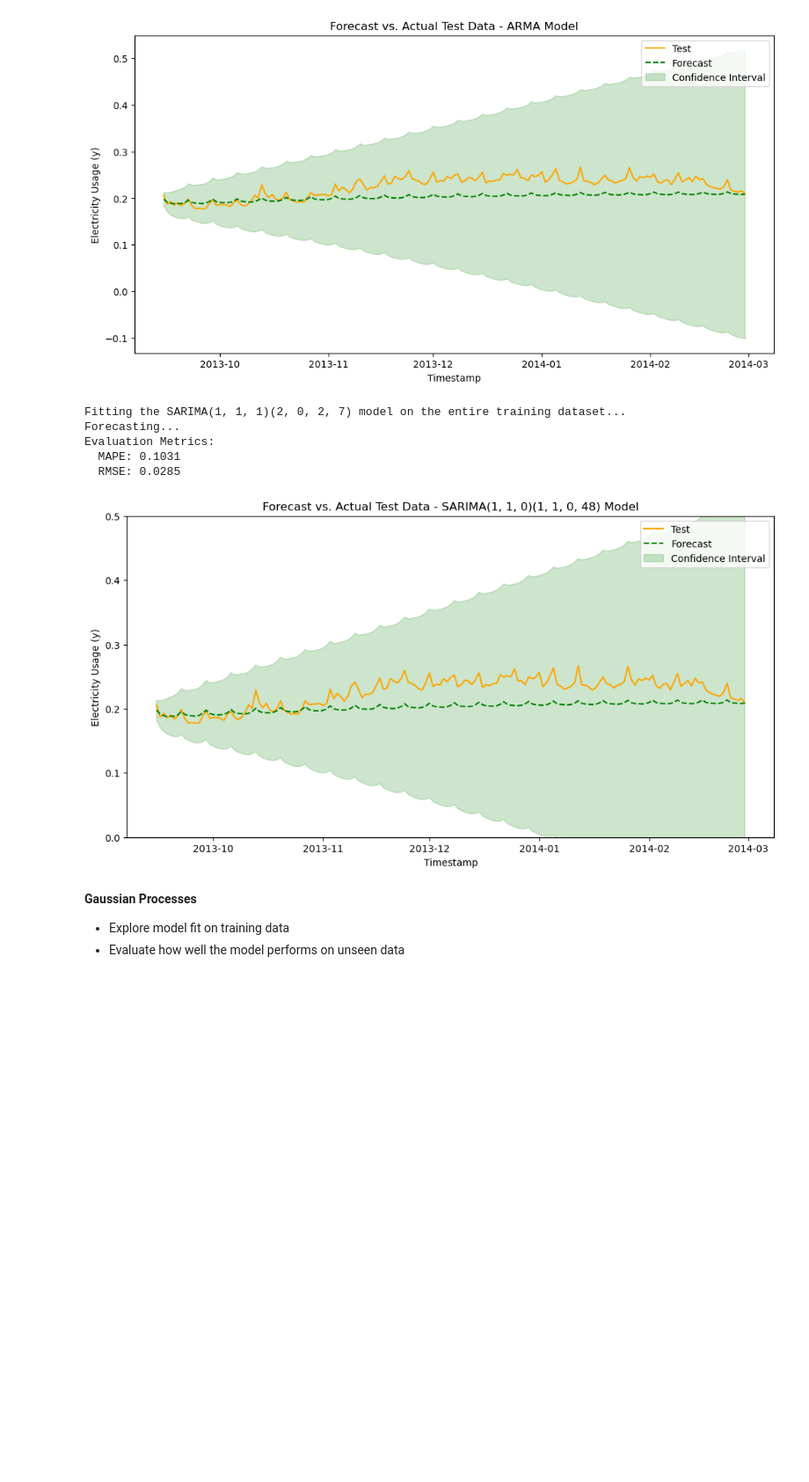
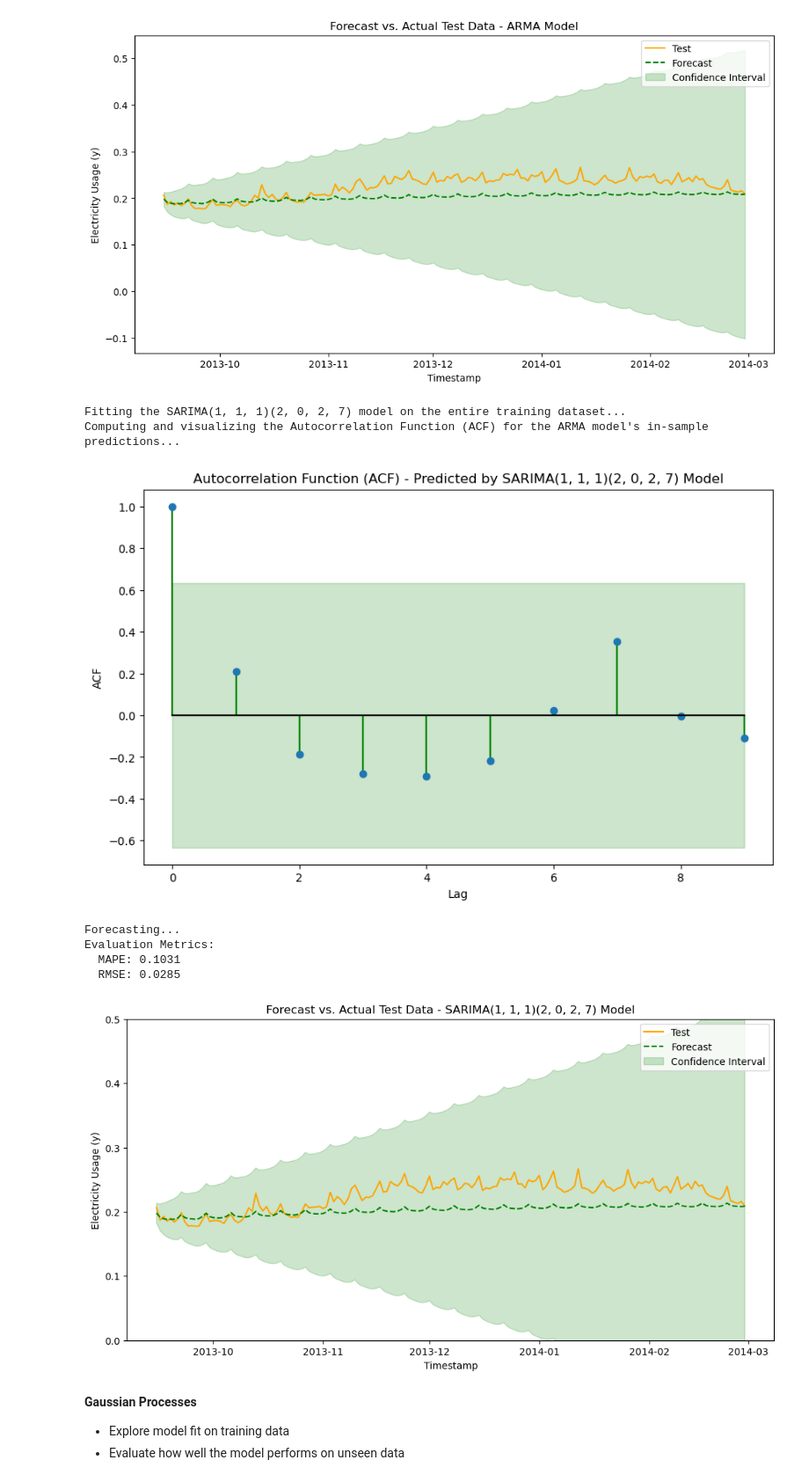
Before and after one commit to chowfi/electricity_demand_forecasting, a Jupyter notebook: notebooks/models.ipynb, the cells around one changed output. Shown at 88% size. Saved outputs shown, nothing was run; the diff lists cells and outputs as text; code cells hidden in the pictures; blank space fills up the shorter version.

```diff
--- a/notebooks/models.ipynb
+++ b/notebooks/models.ipynb
@@ -612,35 +661,54 @@ Evaluation Metrics:
 # %%
 print("Fitting the SARIMA(1, 1, 1)(2, 0, 2, 7) model on the entire training dataset...")
 model = ARIMA(order=(1, 1, 1), seasonal_order=(2, 0, 2, 7), suppress_warnings=True)
 model.fit(train_series)
+
+# ACF for the in-sample predicted signal to see how well the model fits training data
+# (suggested by Professor Wagna-Carena to explain our flat forecasts on test data)
+# Shows that model predicts the mean when there’s no correlation to guide it (lacks memory of past quickly)
+print("Computing and visualizing the Autocorrelation Function (ACF) for the ARMA model's in-sample predictions...")
+predicted_signal_daily = model.predict(start=0, end=len(train_series)-1)
+
+acf_predicted = acf(predicted_signal_daily, nlags=n_lags_daily)
+acf_error_estimate_predicted = 2 / np.sqrt(len(predicted_signal_daily))
+
+plt.figure(figsize=(10, 6))
+plt.stem(range(len(acf_predicted)), acf_predicted, linefmt='g', basefmt='k', use_line_collection=True)
+plt.fill_between(range(len(acf_predicted)), acf_error_estimate_predicted, -acf_error_estimate_predicted, color='green', alpha=0.2)
+plt.title("Autocorrelation Function (ACF) - Predicted by SARIMA(1, 1, 1)(2, 0, 2, 7) Model")
+plt.xlabel("Lag")
+plt.ylabel("ACF")
+plt.show()
 
 print("Forecasting...")
 forecast_values, conf_int = model.predict(n_periods=len(test_series), return_conf_int=True)
 
 mape = mean_absolute_percentage_error(test_series, forecast_values)
 rmse = np.sqrt(mean_squared_error(test_series, forecast_values))
 
 print(f"Evaluation Metrics:")
 print(f"  MAPE: {mape:.4f}")
 print(f"  RMSE: {rmse:.4f}")
 
 plt.figure(figsize=(12, 6))
 plt.plot(test_series.index, test_series, label='Test', color='orange')
 plt.plot(test_series.index, forecast_values, label='Forecast', linestyle='--', color='green')
 plt.fill_between(test_series.index, conf_int[:, 0], conf_int[:, 1], color='green', alpha=0.2, label='Confidence Interval')
-plt.title("Forecast vs. Actual Test Data - SARIMA(1, 1, 0)(1, 1, 0, 48) Model")
+plt.title("Forecast vs. Actual Test Data - SARIMA(1, 1, 1)(2, 0, 2, 7) Model")
 plt.xlabel("Timestamp")
 plt.ylabel("Electricity Usage (y)")
 plt.ylim(0, 0.5)
 plt.legend()
 plt.show()
 # %% [output]
 Fitting the SARIMA(1, 1, 1)(2, 0, 2, 7) model on the entire training dataset...
-Forecasting...
-Evaluation Metrics:
-  MAPE: 0.1031
-  RMSE: 0.0285
+Computing and visualizing the Autocorrelation Function (ACF) for the ARMA model's in-sample predictions...
-[figure, old version]
+[figure, new version]
+Forecasting...
+Evaluation Metrics:
+  MAPE: 0.1031
+  RMSE: 0.0285
+[figure, added]
 # %% [markdown]
 **Gaussian Processes**
 - Explore model fit on training data
```
Also changed, not shown: parts of 5 cells of this notebook.
